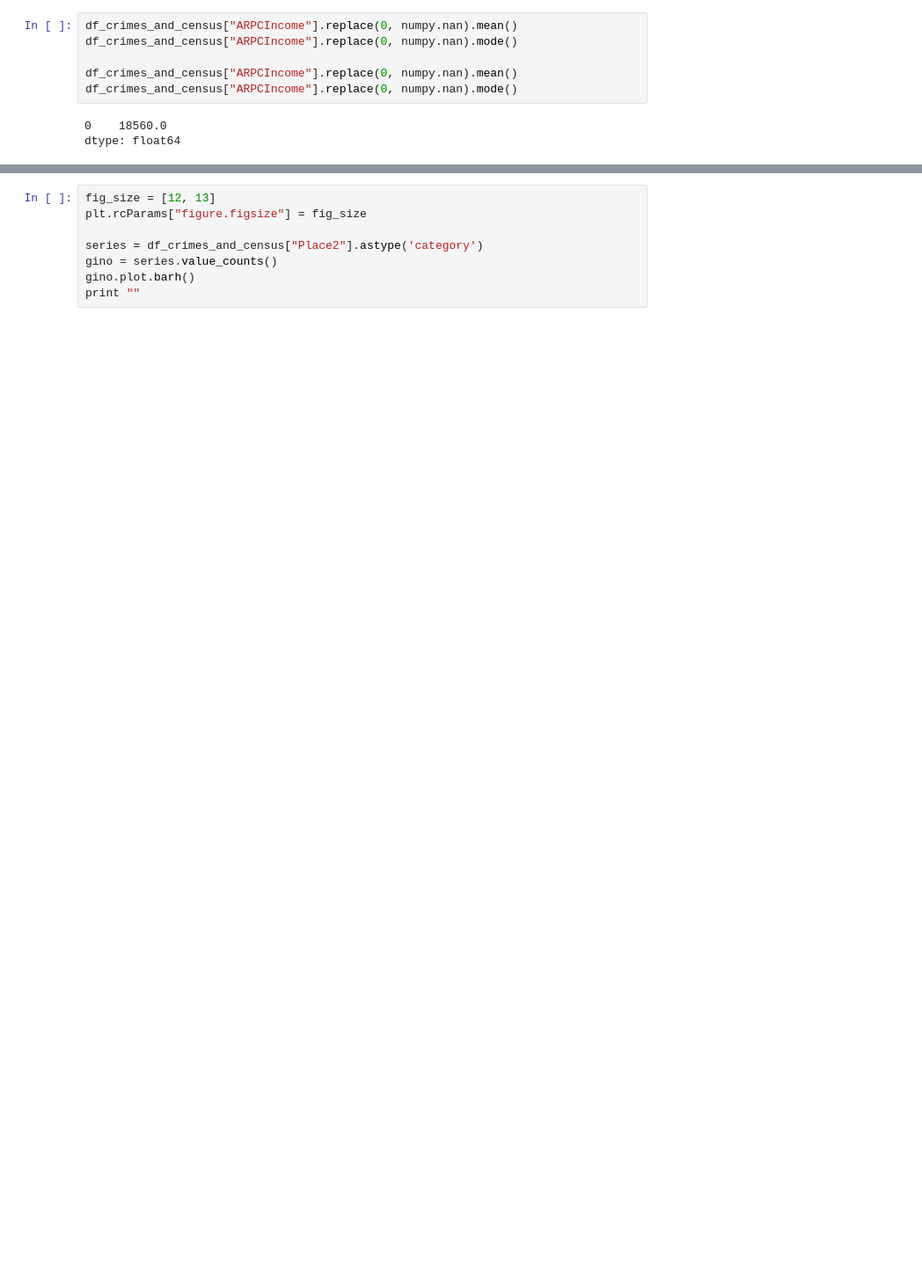
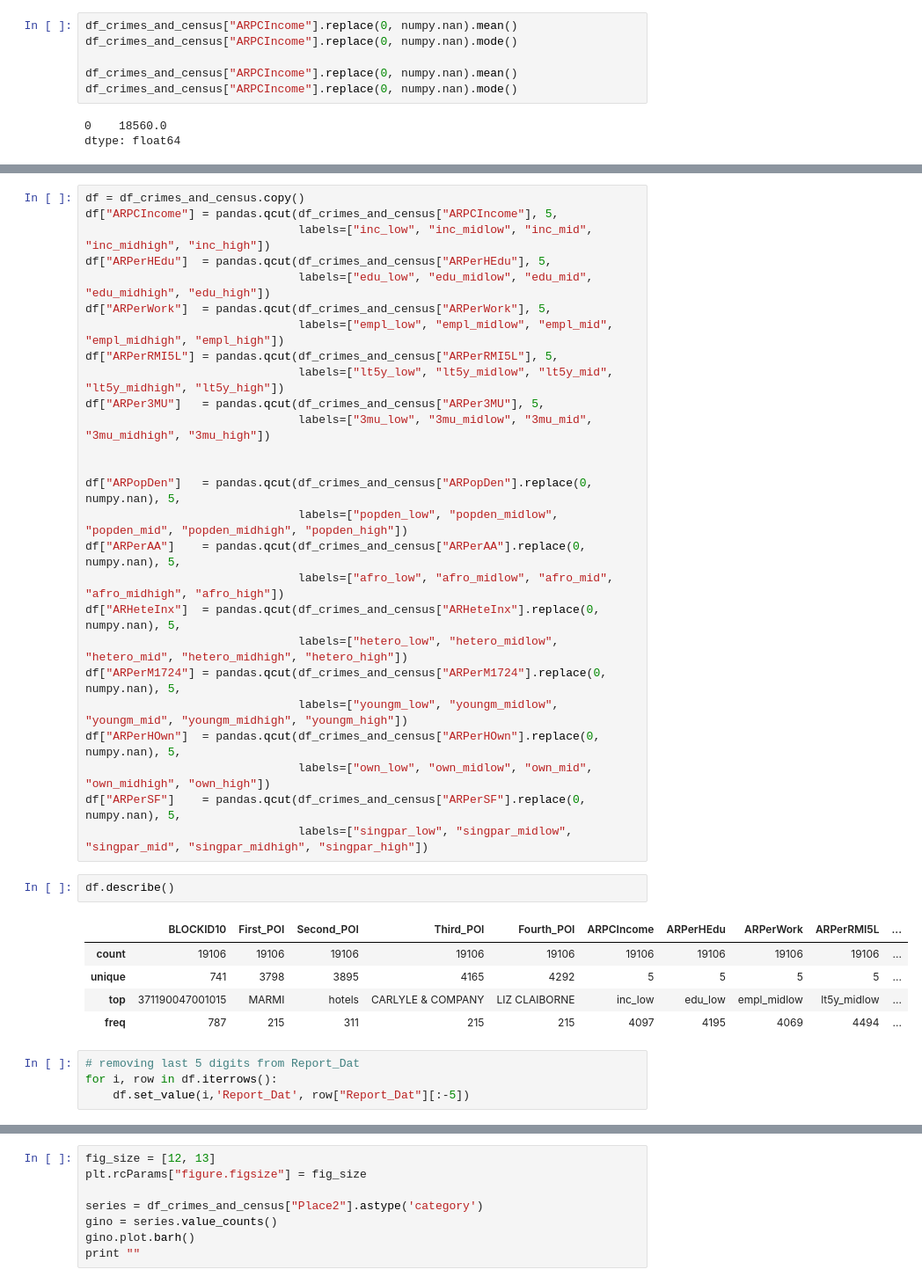
Before and after one commit to chrisPiemonte/crime-analysis, a Jupyter notebook: 2 - Data Preparation.ipynb, the cells around one changed output, grey strips where cells are left out. Shown at 88% size. Drawn from its saved outputs; the diff is of its cells as text; blank space fills up the shorter version.

Commit message:
madafakin missing values

```diff
--- a/2 - Data Preparation.ipynb
+++ b/2 - Data Preparation.ipynb
@@ -360,0 +288,38 @@ df_crimes_and_census
+# %%
+df = df_crimes_and_census.copy()
+df["ARPCIncome"] = pandas.qcut(df_crimes_and_census["ARPCIncome"], 5,
+                               labels=["inc_low", "inc_midlow", "inc_mid", "inc_midhigh", "inc_high"])
+df["ARPerHEdu"]  = pandas.qcut(df_crimes_and_census["ARPerHEdu"], 5,
+                               labels=["edu_low", "edu_midlow", "edu_mid", "edu_midhigh", "edu_high"])
+df["ARPerWork"]  = pandas.qcut(df_crimes_and_census["ARPerWork"], 5,
+                               labels=["empl_low", "empl_midlow", "empl_mid", "empl_midhigh", "empl_high"])
+df["ARPerRMI5L"] = pandas.qcut(df_crimes_and_census["ARPerRMI5L"], 5,
+                               labels=["lt5y_low", "lt5y_midlow", "lt5y_mid", "lt5y_midhigh", "lt5y_high"])
+df["ARPer3MU"]   = pandas.qcut(df_crimes_and_census["ARPer3MU"], 5,
+                               labels=["3mu_low", "3mu_midlow", "3mu_mid", "3mu_midhigh", "3mu_high"])
+
+
+df["ARPopDen"]   = pandas.qcut(df_crimes_and_census["ARPopDen"].replace(0, numpy.nan), 5,
+                               labels=["popden_low", "popden_midlow", "popden_mid", "popden_midhigh", "popden_high"])
+df["ARPerAA"]    = pandas.qcut(df_crimes_and_census["ARPerAA"].replace(0, numpy.nan), 5,
+                               labels=["afro_low", "afro_midlow", "afro_mid", "afro_midhigh", "afro_high"])
+df["ARHeteInx"]  = pandas.qcut(df_crimes_and_census["ARHeteInx"].replace(0, numpy.nan), 5,
+                               labels=["hetero_low", "hetero_midlow", "hetero_mid", "hetero_midhigh", "hetero_high"])
+df["ARPerM1724"] = pandas.qcut(df_crimes_and_census["ARPerM1724"].replace(0, numpy.nan), 5,
+                               labels=["youngm_low", "youngm_midlow", "youngm_mid", "youngm_midhigh", "youngm_high"])
+df["ARPerHOwn"]  = pandas.qcut(df_crimes_and_census["ARPerHOwn"].replace(0, numpy.nan), 5,
+                               labels=["own_low", "own_midlow", "own_mid", "own_midhigh", "own_high"])
+df["ARPerSF"]    = pandas.qcut(df_crimes_and_census["ARPerSF"].replace(0, numpy.nan), 5,
+                               labels=["singpar_low", "singpar_midlow", "singpar_mid", "singpar_midhigh", "singpar_high"])
+# %%
+df.describe()
+# %% [output]
+|  | BLOCKID10 | First_POI | Second_POI | Third_POI | Fourth_POI | ARPCIncome | ARPerHEdu | ARPerWork | ARPerRMI5L | ... |
+| count | 19106 | 19106 | 19106 | 19106 | 19106 | 19106 | 19106 | 19106 | 19106 | ... |
+| unique | 741 | 3798 | 3895 | 4165 | 4292 | 5 | 5 | 5 | 5 | ... |
+| top | 371190047001015 | MARMI | hotels | CARLYLE & COMPANY | LIZ CLAIBORNE | inc_low | edu_low | empl_midlow | lt5y_midlow | ... |
+| freq | 787 | 215 | 311 | 215 | 215 | 4097 | 4195 | 4069 | 4494 | ... |
+# %%
+# removing last 5 digits from Report_Dat
+for i, row in df.iterrows():
+    df.set_value(i,'Report_Dat', row["Report_Dat"][:-5])
```
Also changed, not shown: parts of 17 cells of this notebook, 1 other file.
